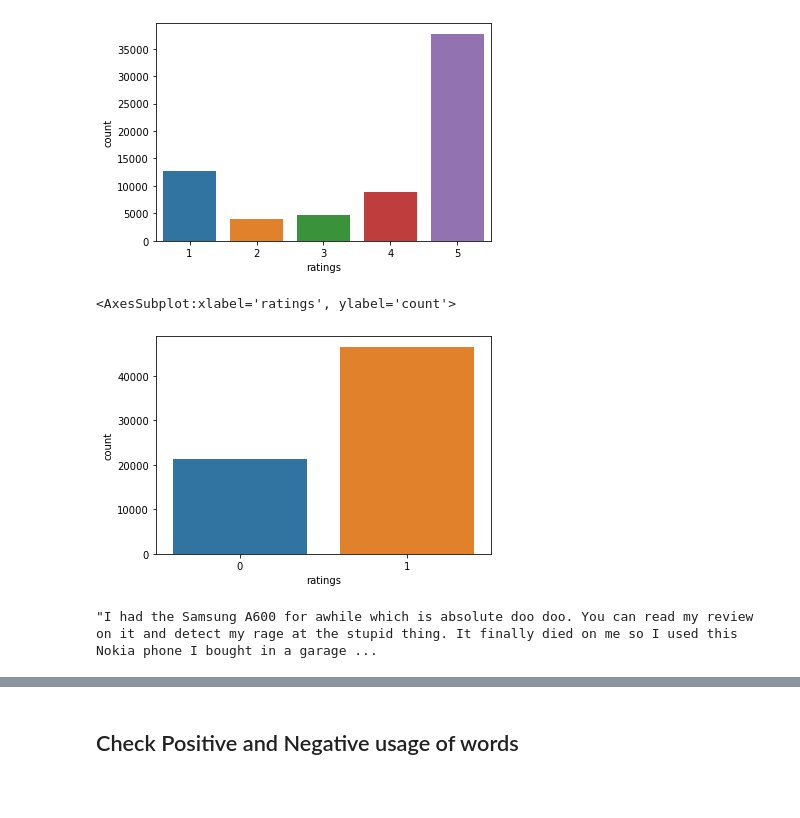
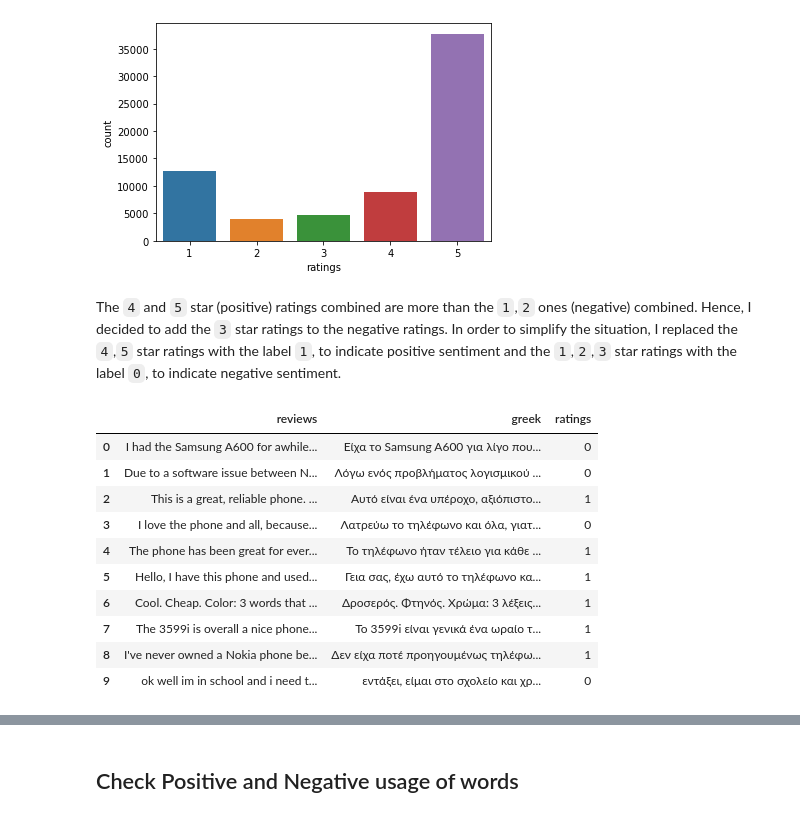
Before and after one commit to JoKoum/Machine-Learning-Project, a Jupyter notebook: Analyze-review-sentiment.ipynb, the cells around one changed output, grey strips where cells are left out. Saved outputs shown, nothing was run; the diff lists cells and outputs as text; code cells hidden in the pictures; blank space fills up the shorter version.

```diff
--- a/Analyze-review-sentiment.ipynb
+++ b/Analyze-review-sentiment.ipynb
@@ -121,16 +140,21 @@ sns.countplot(reviews_dataset['ratings'])
 # %% [output]
 <AxesSubplot:xlabel='ratings', ylabel='count'>
 [figure]
+# %% [markdown]
+The `4` and `5` star (positive) ratings combined are more than the `1`,`2` ones (negative) combined. Hence, I decided to add the `3` star ratings to the negative ratings. In order to simplify the situation, I replaced the `4`,`5` star ratings with the label `1`, to indicate positive sentiment and the `1`,`2`,`3` star ratings with the label `0`, to indicate negative sentiment.
 # %%
 sentiment_dict = {1:0, 2:0, 3:0, 4:1, 5:1}
 reviews_dataset['ratings'].replace(sentiment_dict,inplace=True)
-sns.countplot(reviews_dataset['ratings'])
+reviews_dataset.head(10)
 # %% [output]
-<AxesSubplot:xlabel='ratings', ylabel='count'>
-[figure, removed]
+|  | reviews | greek | ratings |
+| 0 | I had the Samsung A600 for awhile... | Είχα το Samsung A600 για λίγο που... | 0 |
+| 1 | Due to a software issue between N... | Λόγω ενός προβλήματος λογισμικού ... | 0 |
+| 2 | This is a great, reliable phone. ... | Αυτό είναι ένα υπέροχο, αξιόπιστο... | 1 |
+| 3 | I love the phone and all, because... | Λατρεύω το τηλέφωνο και όλα, γιατ... | 0 |
+| 4 | The phone has been great for ever... | Το τηλέφωνο ήταν τέλειο για κάθε ... | 1 |
+| 5 | Hello, I have this phone and used... | Γεια σας, έχω αυτό το τηλέφωνο κα... | 1 |
+| 6 | Cool. Cheap. Color: 3 words that ... | Δροσερός. Φτηνός. Χρώμα: 3 λέξεις... | 1 |
+| 7 | The 3599i is overall a nice phone... | Το 3599i είναι γενικά ένα ωραίο τ... | 1 |
+| 8 | I've never owned a Nokia phone be... | Δεν είχα ποτέ προηγουμένως τηλέφω... | 1 |
+| 9 | ok well im in school and i need t... | εντάξει, είμαι στο σχολείο και χρ... | 0 |
-# %%
-reviews = reviews_dataset.reviews
-labels = reviews_dataset.ratings
-reviews[0]
-# %% [output]
-"I had the Samsung A600 for awhile which is absolute doo doo. You can read my review on it and detect my rage at the stupid thing. It finally died on me so I used this Nokia phone I bought in a garage ...
```
Also changed, not shown: parts of 20 cells of this notebook.
